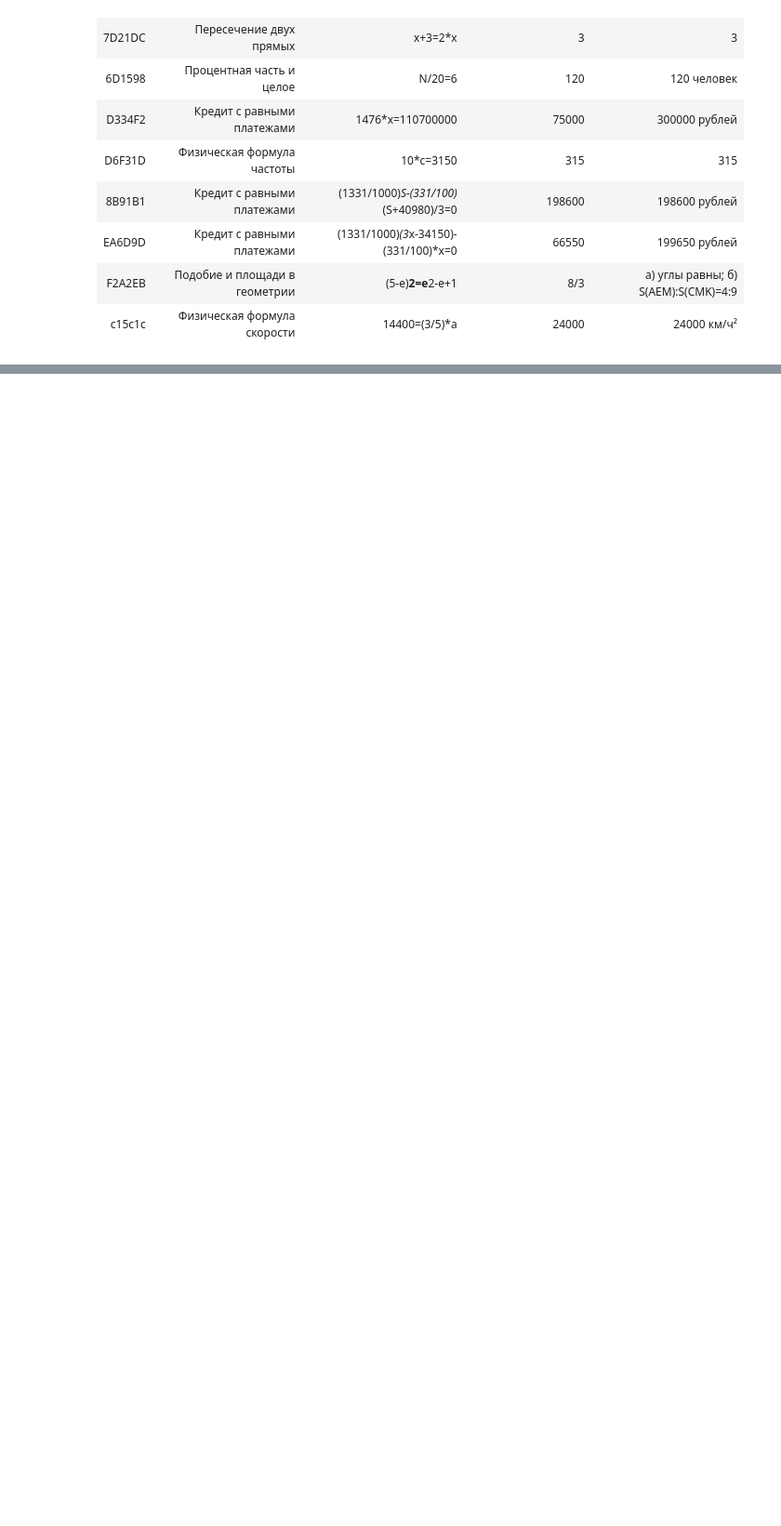
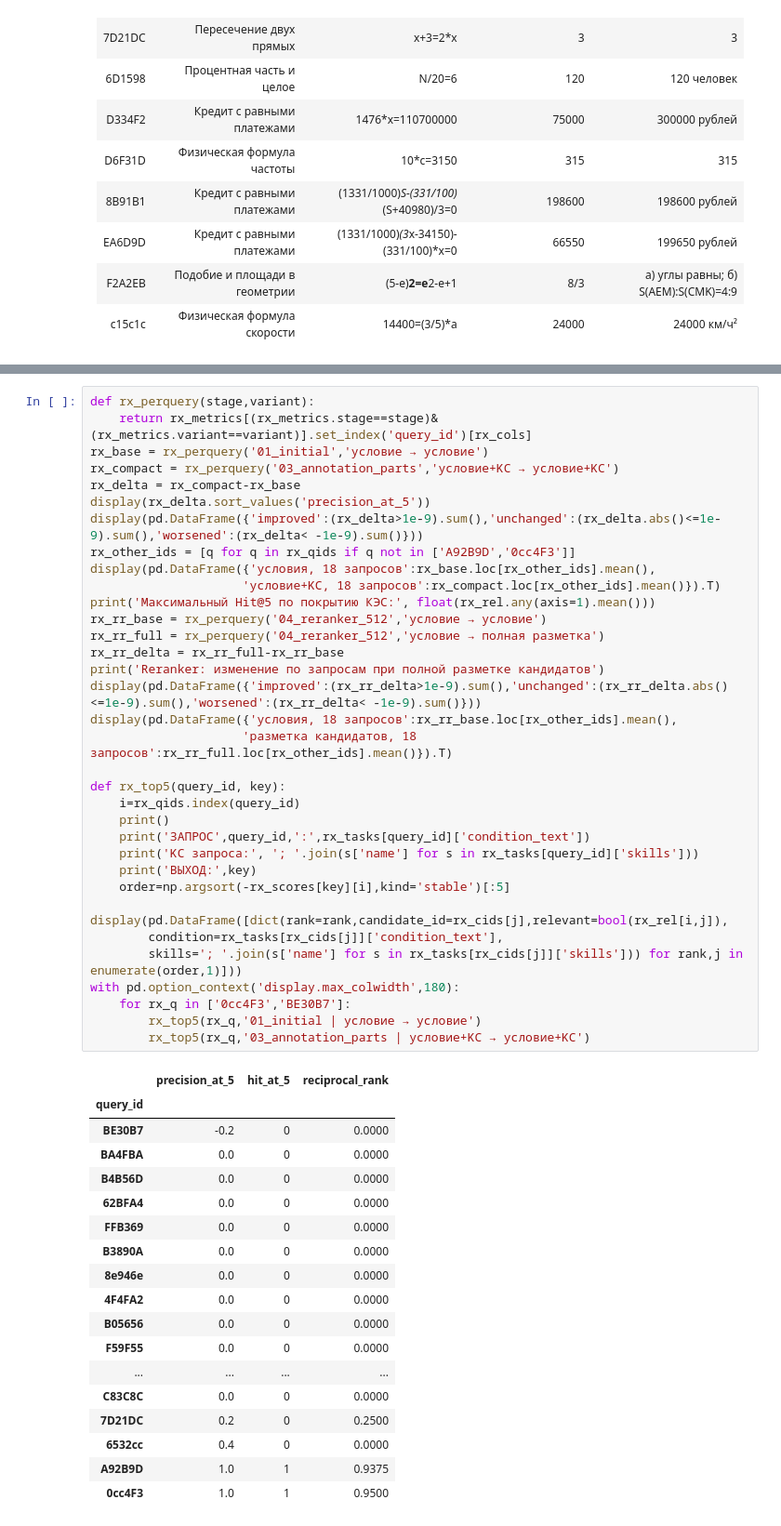
Before and after one commit to ThreeHundredsperSecond/proactive-ai-tutor-65, a Jupyter notebook: notebooks/checkpoint-2/EDA.ipynb, the cells around one changed output, grey strips where cells are left out. Shown at 93% size. Cells and saved outputs as stored; diff of their text form; blank space fills up the shorter version.

```diff
--- a/notebooks/checkpoint-2/EDA.ipynb
+++ b/notebooks/checkpoint-2/EDA.ipynb
@@ -753,0 +949,53 @@ table([{'ID':c['task_id'],'Контекст задачи':c['context_label'],
+# %%
+def rx_perquery(stage,variant):
+    return rx_metrics[(rx_metrics.stage==stage)&(rx_metrics.variant==variant)].set_index('query_id')[rx_cols]
+rx_base = rx_perquery('01_initial','условие → условие')
+rx_compact = rx_perquery('03_annotation_parts','условие+KC → условие+KC')
+rx_delta = rx_compact-rx_base
+display(rx_delta.sort_values('precision_at_5'))
+display(pd.DataFrame({'improved':(rx_delta>1e-9).sum(),'unchanged':(rx_delta.abs()<=1e-9).sum(),'worsened':(rx_delta< -1e-9).sum()}))
+rx_other_ids = [q for q in rx_qids if q not in ['A92B9D','0cc4F3']]
+display(pd.DataFrame({'условия, 18 запросов':rx_base.loc[rx_other_ids].mean(),
+                     'условие+KC, 18 запросов':rx_compact.loc[rx_other_ids].mean()}).T)
+print('Максимальный Hit@5 по покрытию КЭС:', float(rx_rel.any(axis=1).mean()))
+rx_rr_base = rx_perquery('04_reranker_512','условие → условие')
+rx_rr_full = rx_perquery('04_reranker_512','условие → полная разметка')
+rx_rr_delta = rx_rr_full-rx_rr_base
+print('Reranker: изменение по запросам при полной разметке кандидатов')
+display(pd.DataFrame({'improved':(rx_rr_delta>1e-9).sum(),'unchanged':(rx_rr_delta.abs()<=1e-9).sum(),'worsened':(rx_rr_delta< -1e-9).sum()}))
+display(pd.DataFrame({'условия, 18 запросов':rx_rr_base.loc[rx_other_ids].mean(),
+                     'разметка кандидатов, 18 запросов':rx_rr_full.loc[rx_other_ids].mean()}).T)
+
+def rx_top5(query_id, key):
+    i=rx_qids.index(query_id)
+    print()
+    print('ЗАПРОС',query_id,':',rx_tasks[query_id]['condition_text'])
+    print('KC запроса:', '; '.join(s['name'] for s in rx_tasks[query_id]['skills']))
+    print('ВЫХОД:',key)
+    order=np.argsort(-rx_scores[key][i],kind='stable')[:5]
+    display(pd.DataFrame([dict(rank=rank,candidate_id=rx_cids[j],relevant=bool(rx_rel[i,j]),
+        condition=rx_tasks[rx_cids[j]]['condition_text'],
+        skills='; '.join(s['name'] for s in rx_tasks[rx_cids[j]]['skills'])) for rank,j in enumerate(order,1)]))
+with pd.option_context('display.max_colwidth',180):
+    for rx_q in ['0cc4F3','BE30B7']:
+        rx_top5(rx_q,'01_initial | условие → условие')
+        rx_top5(rx_q,'03_annotation_parts | условие+KC → условие+KC')
+# %% [output]
+|  | precision_at_5 | hit_at_5 | reciprocal_rank |
+| query_id |  |  |  |
+| BE30B7 | -0.2 | 0 | 0.0000 |
+| BA4FBA | 0.0 | 0 | 0.0000 |
+| B4B56D | 0.0 | 0 | 0.0000 |
+| 62BFA4 | 0.0 | 0 | 0.0000 |
+| FFB369 | 0.0 | 0 | 0.0000 |
+| B3890A | 0.0 | 0 | 0.0000 |
+| 8e946e | 0.0 | 0 | 0.0000 |
+| 4F4FA2 | 0.0 | 0 | 0.0000 |
+| B05656 | 0.0 | 0 | 0.0000 |
+| F59F55 | 0.0 | 0 | 0.0000 |
+| ... | ... | ... | ... |
+| C83C8C | 0.0 | 0 | 0.0000 |
+| 7D21DC | 0.2 | 0 | 0.2500 |
+| 6532cc | 0.4 | 0 | 0.0000 |
+| A92B9D | 1.0 | 1 | 0.9375 |
+| 0cc4F3 | 1.0 | 1 | 0.9500 |
```
Also changed, not shown: parts of 13 cells of this notebook, 14 other files.
